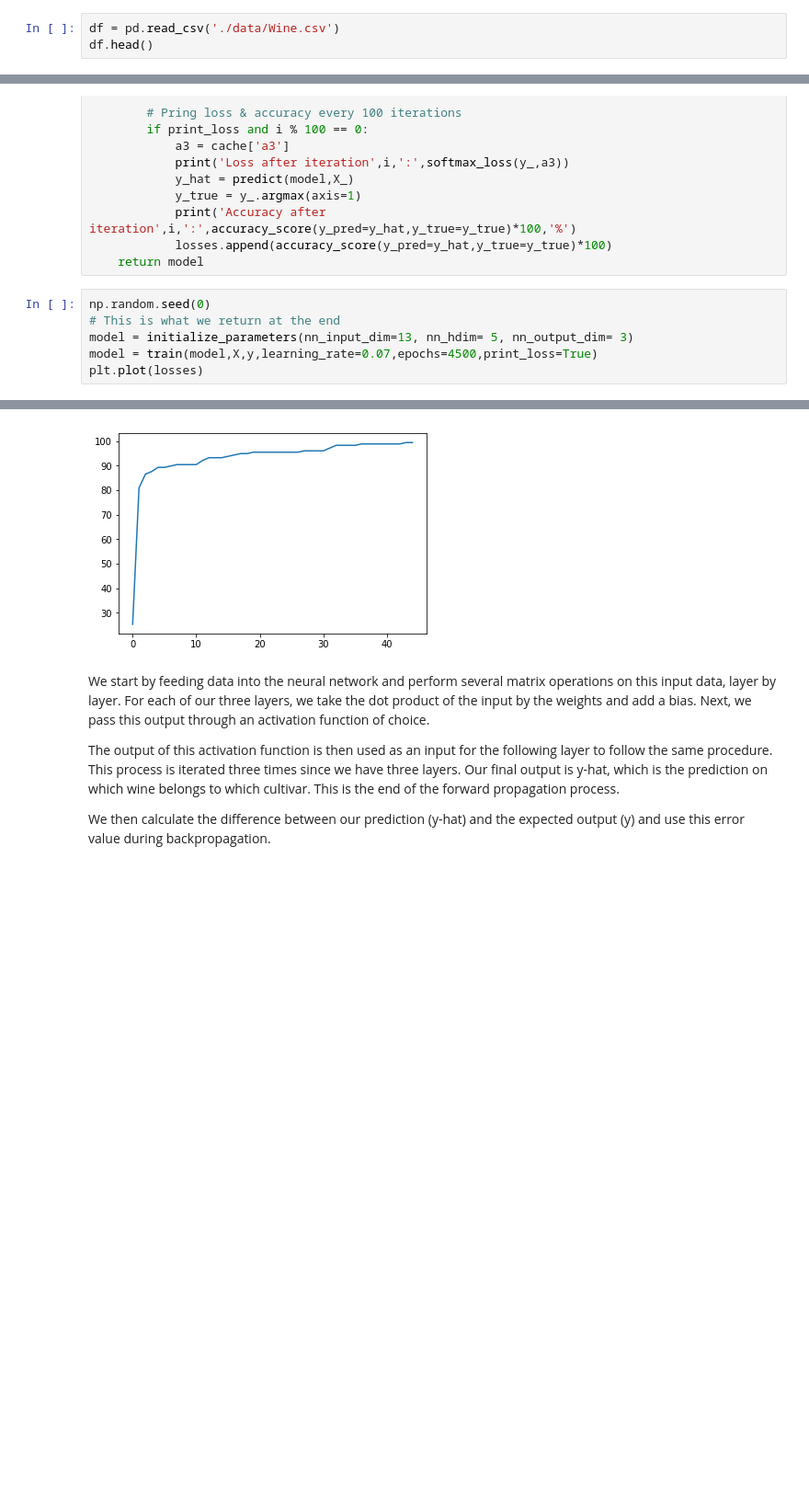
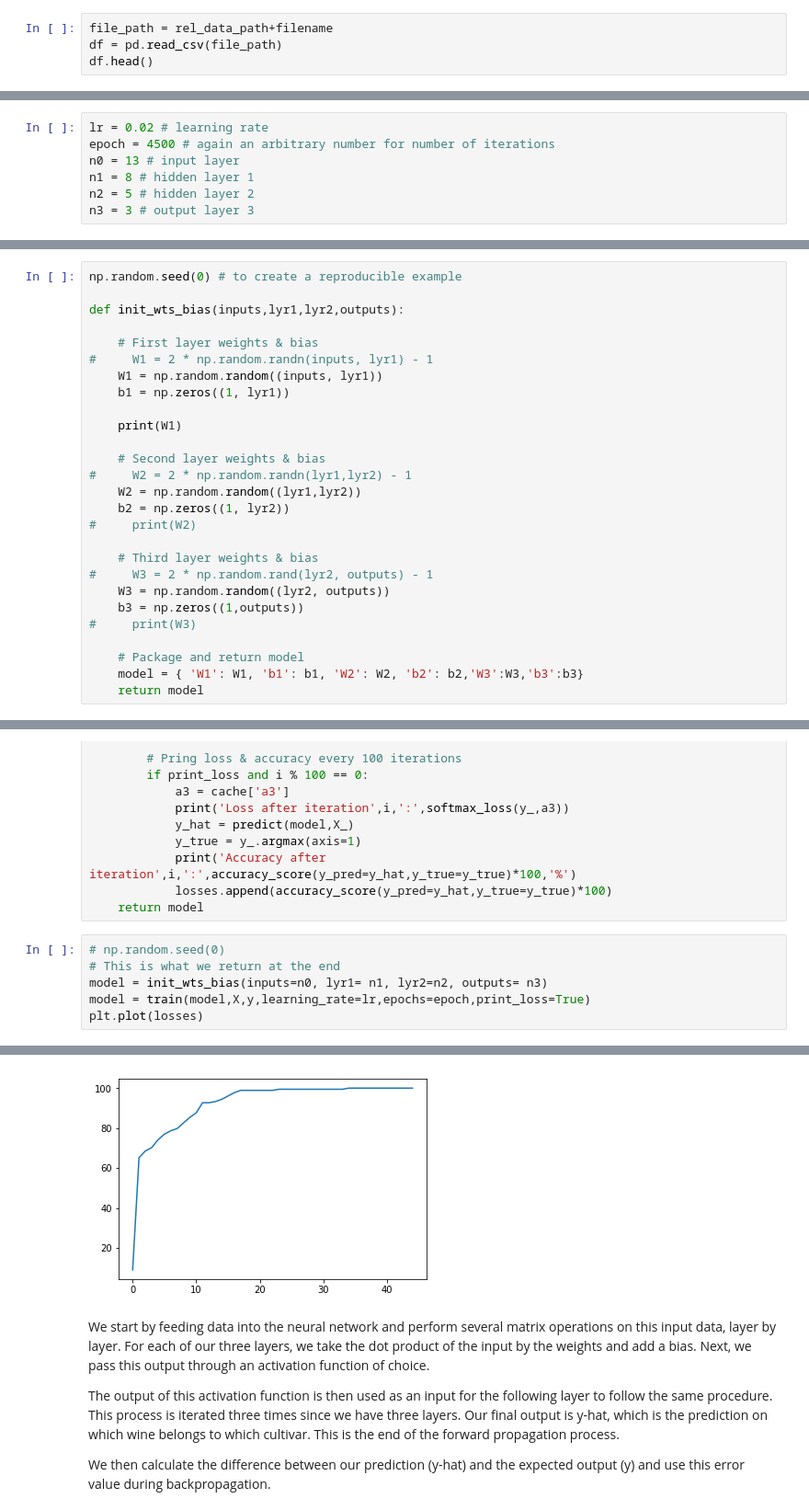
Before and after one commit to DheerajAgarwal/NeuralNet_Examples, a Jupyter notebook: Python/SimpleNeuralNet/Wine.ipynb, the cells around one changed output, grey strips where cells are left out. Shown at 92% size. Saved outputs shown, nothing was run; the diff lists cells and outputs as text; blank space fills up the shorter version.

Commit message:
fixed random num initialization

```diff
--- a/Python/SimpleNeuralNet/Wine.ipynb
+++ b/Python/SimpleNeuralNet/Wine.ipynb
@@ -54,5 +37,6 @@ from sklearn.metrics import accuracy_score
 # %%
-df = pd.read_csv('./data/Wine.csv')
+file_path = rel_data_path+filename
+df = pd.read_csv(file_path)
 df.head()
 # %% [output]
 |  | Alcohol | Malic acid | Ash | Alcalinity of ash | Magnesium | Total phenols | Flavanoids | ... |
@@ -77,0 +99,7 @@ np.random.seed(0)
+# %%
+lr = 0.02 # learning rate
+epoch = 4500 # again an arbitrary number for number of iterations
+n0 = 13 # input layer
+n1 = 8 # hidden layer 1
+n2 = 5 # hidden layer 2
+n3 = 3 # output layer 3
@@ -77,0 +108,27 @@ np.random.seed(0)
+# %%
+np.random.seed(0) # to create a reproducible example
+
+def init_wts_bias(inputs,lyr1,lyr2,outputs):
+
+    # First layer weights & bias
+#     W1 = 2 * np.random.randn(inputs, lyr1) - 1
+    W1 = np.random.random((inputs, lyr1))
+    b1 = np.zeros((1, lyr1))
+
+    print(W1)
+
+    # Second layer weights & bias
+#     W2 = 2 * np.random.randn(lyr1,lyr2) - 1
+    W2 = np.random.random((lyr1,lyr2))
+    b2 = np.zeros((1, lyr2))
+#     print(W2)
+
+    # Third layer weights & bias
+#     W3 = 2 * np.random.rand(lyr2, outputs) - 1
+    W3 = np.random.random((lyr2, outputs))
+    b3 = np.zeros((1,outputs))
+#     print(W3)
+
+    # Package and return model
+    model = { 'W1': W1, 'b1': b1, 'W2': W2, 'b2': b2,'W3':W3,'b3':b3}
+    return model
@@ -271,9 +316,9 @@ def train(model,X_,y_,learning_rate, epochs=20000, print_loss=False):
             losses.append(accuracy_score(y_pred=y_hat,y_true=y_true)*100)
     return model
 # %%
-np.random.seed(0)
+# np.random.seed(0)
 # This is what we return at the end
-model = initialize_parameters(nn_input_dim=13, nn_hdim= 5, nn_output_dim= 3)
-model = train(model,X,y,learning_rate=0.07,epochs=4500,print_loss=True)
+model = init_wts_bias(inputs=n0, lyr1= n1, lyr2=n2, outputs= n3)
+model = train(model,X,y,learning_rate=lr,epochs=epoch,print_loss=True)
 plt.plot(losses)
 # %% [output]
@@ -297,5 +342,5 @@ Accuracy after iteration 4400 : 99.43820224719101 %
 [<matplotlib.lines.Line2D at 0x...>]
-[figure, old version]
+[figure, new version]
 # %% [markdown]
 We start by feeding data into the neural network and perform several matrix operations on this input data, layer by layer. For each of our three layers, we take the dot product of the input by the weights and add a bias. Next, we pass this output through an activation function of choice.
 
```
Also changed, not shown: parts of 22 cells of this notebook.
